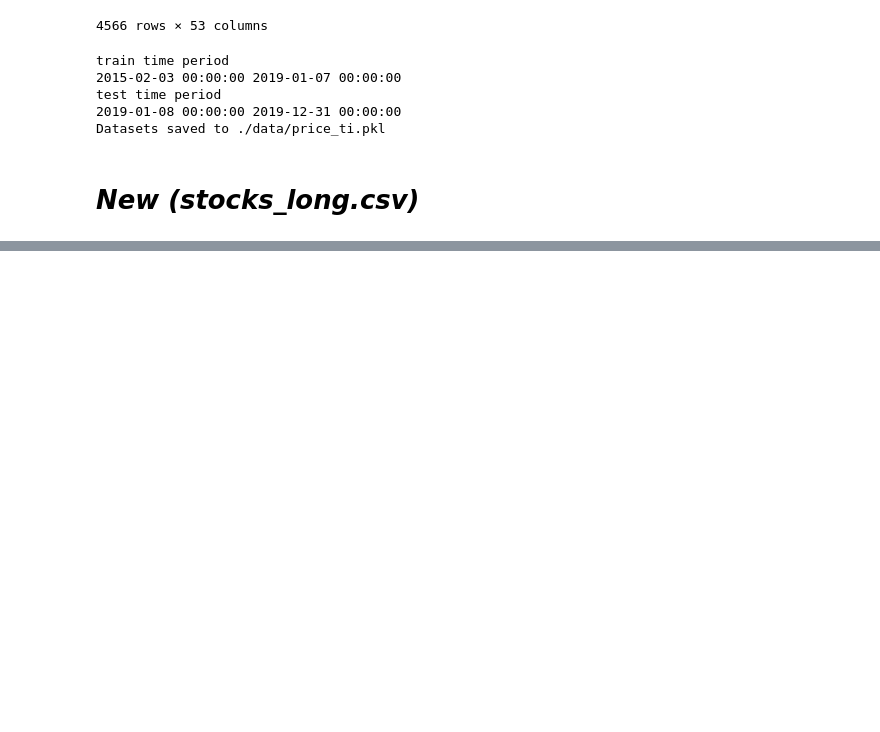
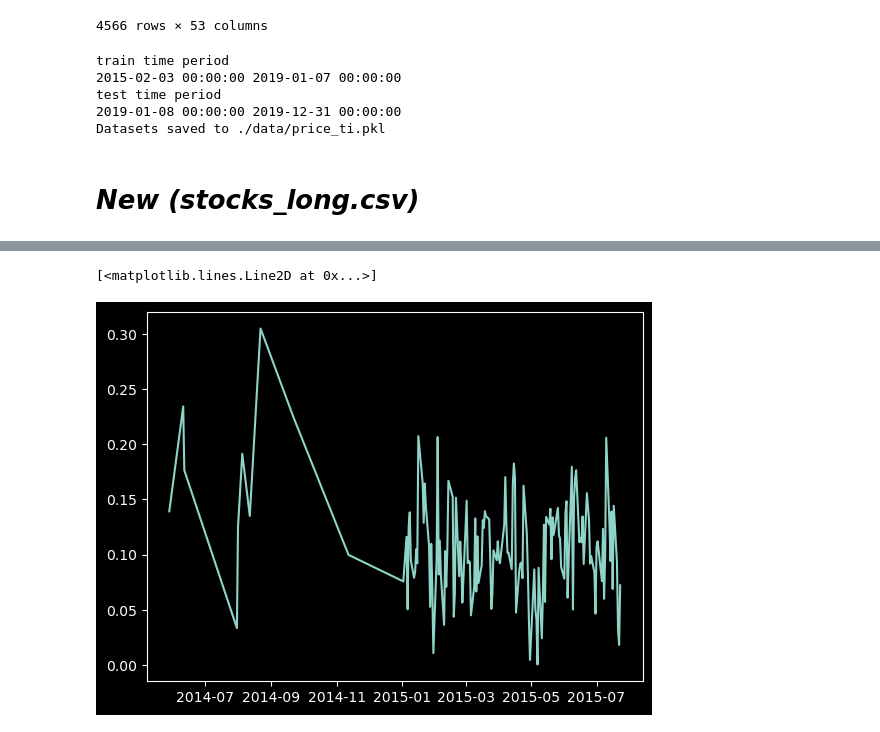
Before and after one commit to nogibjj/Hedgehog, a Jupyter notebook: prep_train_test.ipynb, the cells around one changed output, grey strips where cells are left out. Drawn from its saved outputs; the diff is of its cells as text; code cells hidden in the pictures; blank space fills up the shorter version.

```diff
--- a/prep_train_test.ipynb
+++ b/prep_train_test.ipynb
@@ -282,0 +362,5 @@ sele_ti_df
+# %%
+plt.plot(sele_ti_df["DATE"][:150], sele_ti_df["news_sentiment"][:150])
+# %% [output]
+[<matplotlib.lines.Line2D at 0x...>]
+[figure, added]
```
Also changed, not shown: parts of 12 cells of this notebook, 1 other file.
